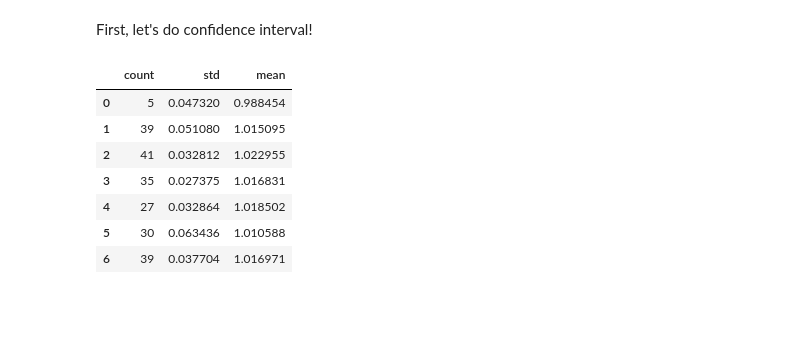
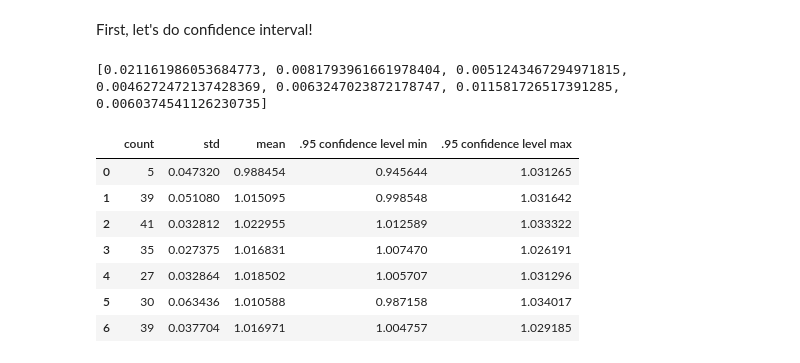
Before and after one commit to chelseatroy/fund_scale, a Jupyter notebook: data_explo/Exploring S&P Ethical Index Data.ipynb, the cells around one changed output. Drawn from its saved outputs; the diff is of its cells as text; code cells hidden in the pictures; blank space fills up the shorter version.

Commit message:
OK one confidence interval is working

```diff
--- a/data_explo/Exploring S&P Ethical Index Data.ipynb
+++ b/data_explo/Exploring S&P Ethical Index Data.ipynb
@@ -539,27 +539,33 @@ First, let's do confidence interval!
 # %%
 import math
 
 sample_size = emp_str_sum_groupby['avg_quarterly_roi']['count']
 n_minus_1 = [count - 1 for count in sample_size]
 ninety_five_confidence_level = (1.0 - 0.95) / 2.0
 t_distribution_number = 2.023
 
 standard_deviation = emp_str_sum_groupby['avg_quarterly_roi']['std']
 mean = emp_str_sum_groupby['avg_quarterly_roi']['mean']
 
-step_1 = [standard_deviation/math.sqrt(count) for count in sample_size]
+step_1 = [std/math.sqrt(count) for std, count in zip(standard_deviation, sample_size)]
+print(step_1)
 step_2 = [step * t_distribution_number for step in step_1]
+
 low_end = [mean_num - step_num for mean_num, step_num in zip(mean, step_2)]
+
 high_end = [mean_num + step_num for mean_num, step_num in zip(mean, step_2)]
 
 confidence_interval_data = pd.concat([sample_size, standard_deviation, mean], axis=1)
-confidence_interval
+confidence_interval_data['.95 confidence level min'] = low_end
+confidence_interval_data['.95 confidence level max'] = high_end
+confidence_interval_data
 # %% [output]
+[0.021161986053684773, 0.0081793961661978404, 0.0051243467294971815, 0.0046272472137428369, 0.0063247023872178747, 0.011581726517391285, 0.0060374541126230735]
-|  | count | std | mean |
-| 0 | 5 | 0.047320 | 0.988454 |
-| 1 | 39 | 0.051080 | 1.015095 |
-| 2 | 41 | 0.032812 | 1.022955 |
-| 3 | 35 | 0.027375 | 1.016831 |
-| 4 | 27 | 0.032864 | 1.018502 |
-| 5 | 30 | 0.063436 | 1.010588 |
-| 6 | 39 | 0.037704 | 1.016971 |
+|  | count | std | mean | .95 confidence level min | .95 confidence level max |
+| 0 | 5 | 0.047320 | 0.988454 | 0.945644 | 1.031265 |
+| 1 | 39 | 0.051080 | 1.015095 | 0.998548 | 1.031642 |
+| 2 | 41 | 0.032812 | 1.022955 | 1.012589 | 1.033322 |
+| 3 | 35 | 0.027375 | 1.016831 | 1.007470 | 1.026191 |
+| 4 | 27 | 0.032864 | 1.018502 | 1.005707 | 1.031296 |
+| 5 | 30 | 0.063436 | 1.010588 | 0.987158 | 1.034017 |
+| 6 | 39 | 0.037704 | 1.016971 | 1.004757 | 1.029185 |
```
